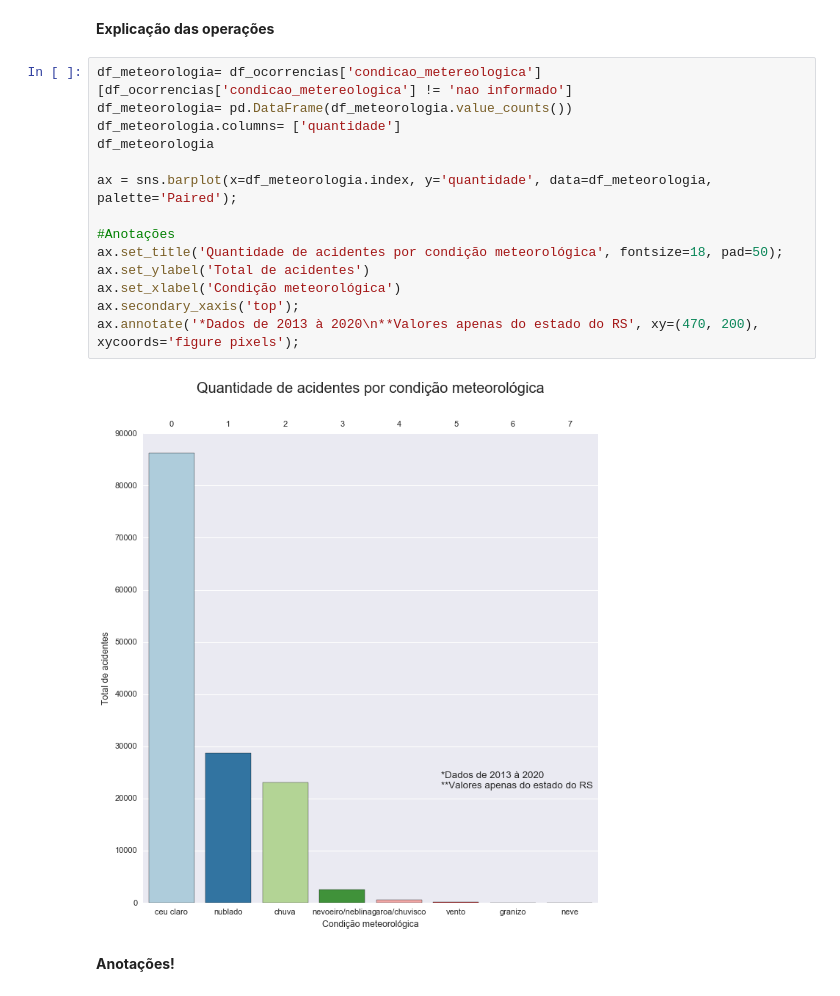
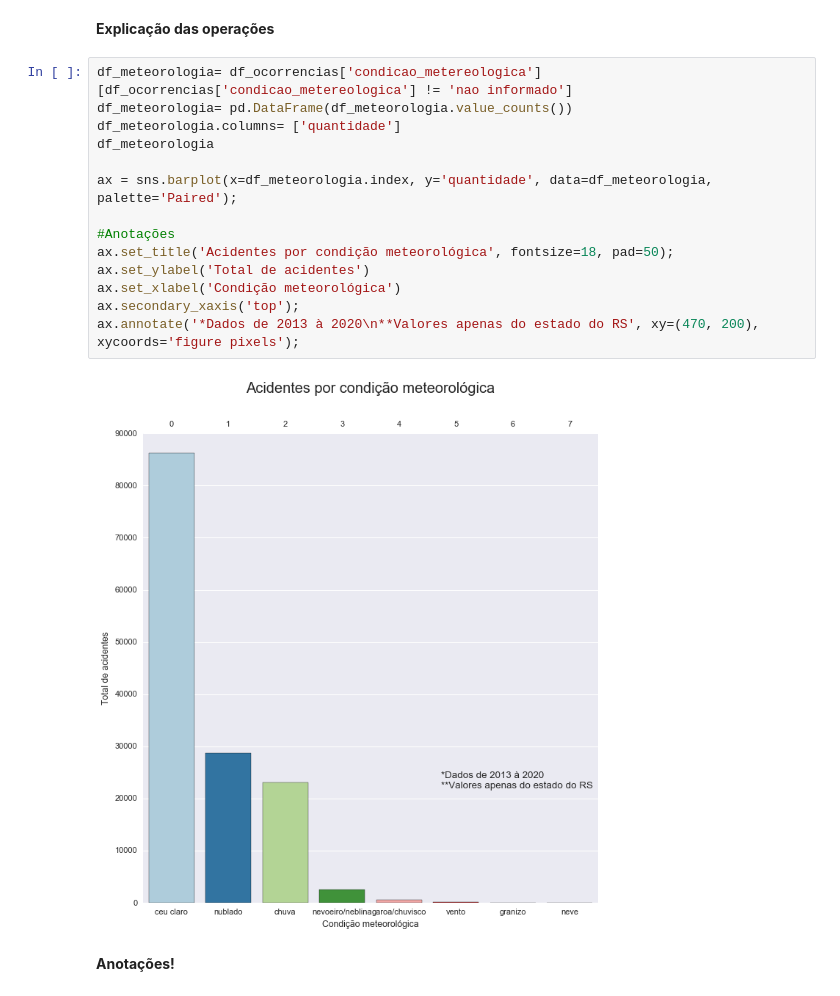
Before and after one commit to XQDLteam/brazil_highway_accidents, a Jupyter notebook: acidentes_br.ipynb, the cells around one changed output. Saved outputs shown, nothing was run; the diff lists cells and outputs as text.

```diff
--- a/acidentes_br.ipynb
+++ b/acidentes_br.ipynb
@@ -608,19 +603,19 @@ ax.annotate('*Dados de 2013 à 2020\n**Valores apenas do estado do RS', xy=(470,
 # %%
 df_meteorologia= df_ocorrencias['condicao_metereologica'][df_ocorrencias['condicao_metereologica'] != 'nao informado']
 df_meteorologia= pd.DataFrame(df_meteorologia.value_counts())
 df_meteorologia.columns= ['quantidade']
 df_meteorologia
 
 ax = sns.barplot(x=df_meteorologia.index, y='quantidade', data=df_meteorologia, palette='Paired');
 
 #Anotações
-ax.set_title('Quantidade de acidentes por condição meteorológica', fontsize=18, pad=50);
+ax.set_title('Acidentes por condição meteorológica', fontsize=18, pad=50);
 ax.set_ylabel('Total de acidentes')
 ax.set_xlabel('Condição meteorológica')
 ax.secondary_xaxis('top');
 ax.annotate('*Dados de 2013 à 2020\n**Valores apenas do estado do RS', xy=(470, 200), xycoords='figure pixels');
 # %% [output]
-[figure, old version]
+[figure, new version]
 # %% [markdown]
 **Anotações!**
 # %% [markdown]
```
Also changed, not shown: parts of 7 cells of this notebook.
